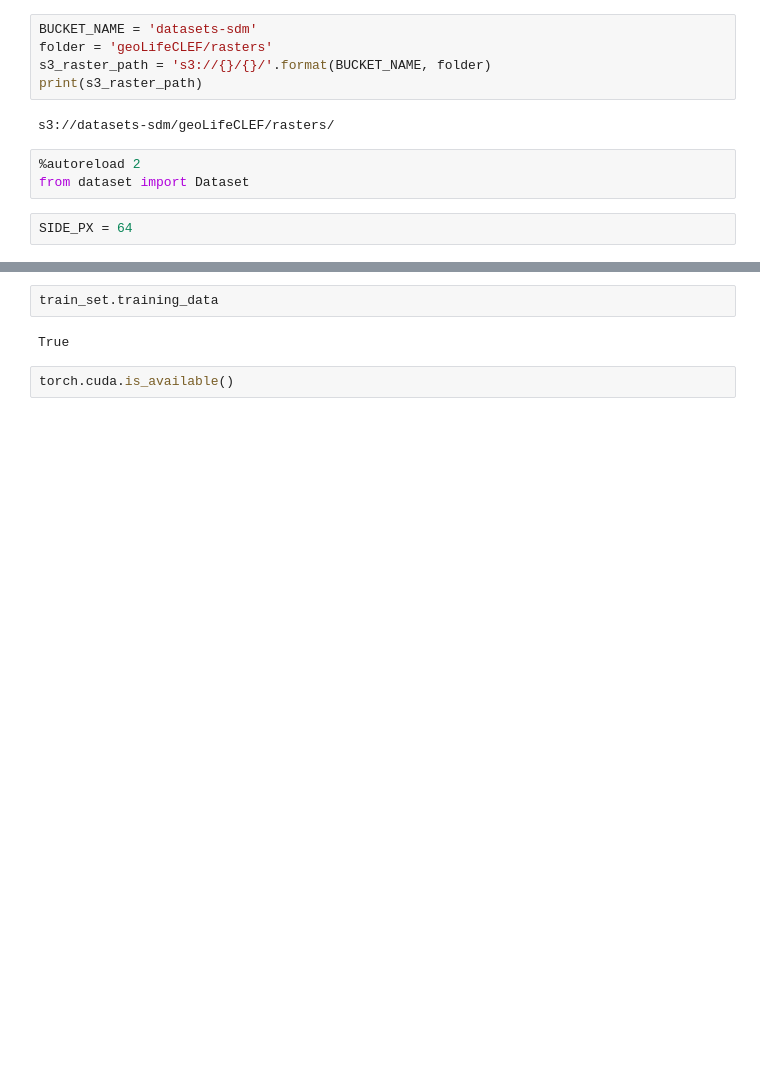
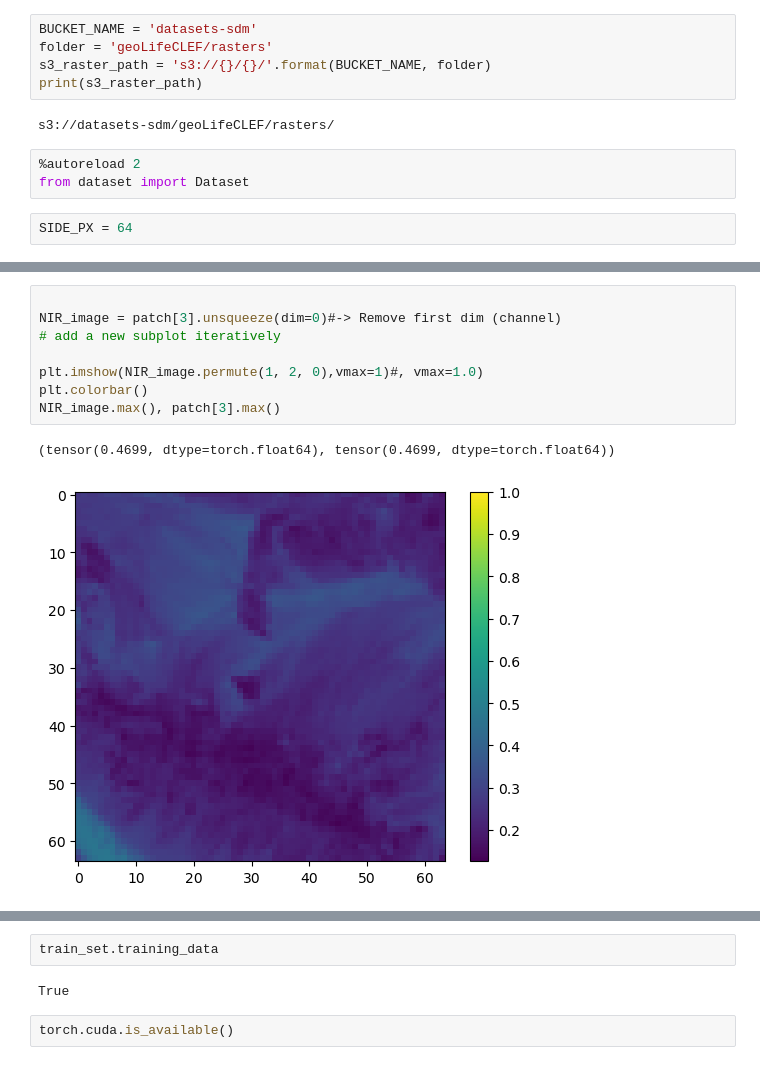
Before and after one commit to ando-shah/sdm-geolifeCLEF, a Jupyter notebook: cnn_pipeline.ipynb, the cells around one changed output, grey strips where cells are left out. Drawn from its saved outputs; the diff is of its cells as text; blank space fills up the shorter version.

```diff
--- a/cnn_pipeline.ipynb
+++ b/cnn_pipeline.ipynb
@@ -299,3 +330,14 @@ tensor([0.0000, 0.0000, 0.0667,  ..., 0.0000, 0.0000, 0.0000],
+# %%
+
+NIR_image = patch[3].unsqueeze(dim=0)#-> Remove first dim (channel)
+# add a new subplot iteratively
+
+plt.imshow(NIR_image.permute(1, 2, 0),vmax=1)#, vmax=1.0)
+plt.colorbar()
+NIR_image.max(), patch[3].max()
+# %% [output]
+(tensor(0.4699, dtype=torch.float64), tensor(0.4699, dtype=torch.float64))
+[figure, added]
 # %%
 import gc
 del train_set
```
Also changed, not shown: parts of 21 cells of this notebook, 4 other files.
